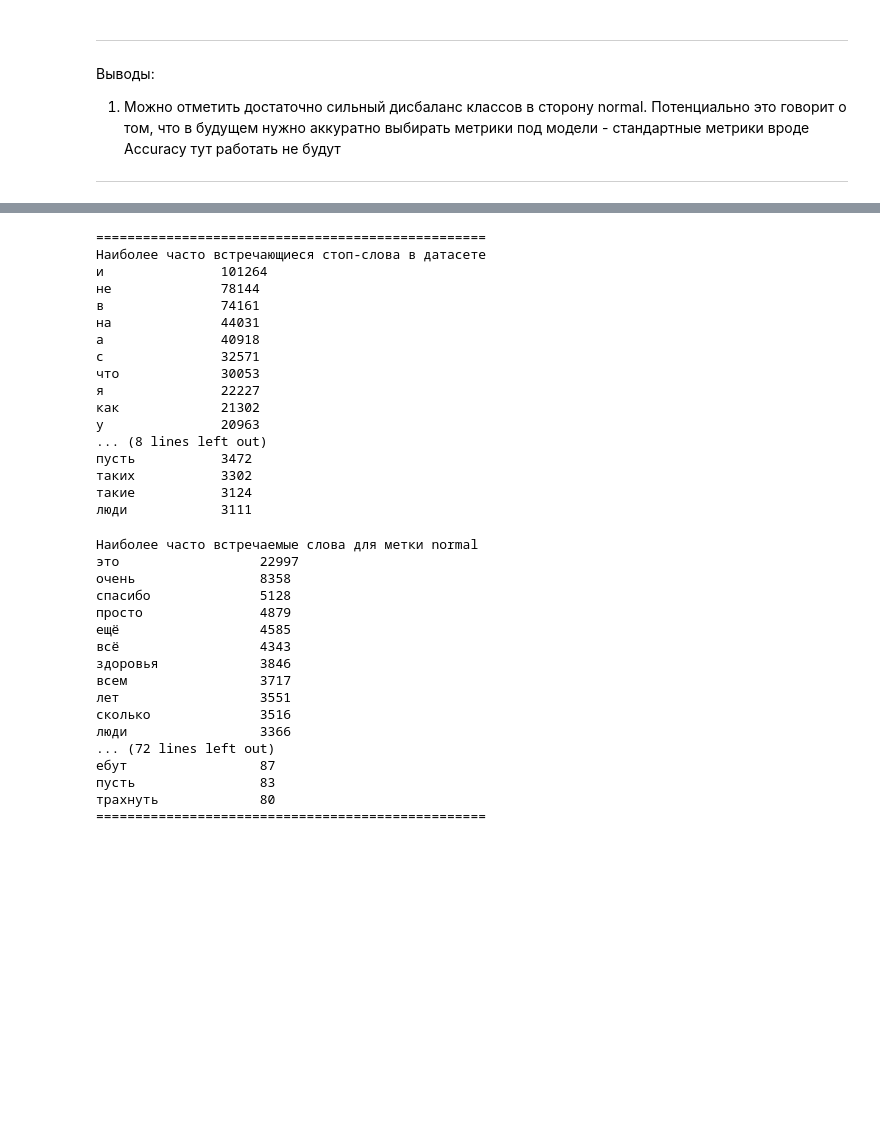
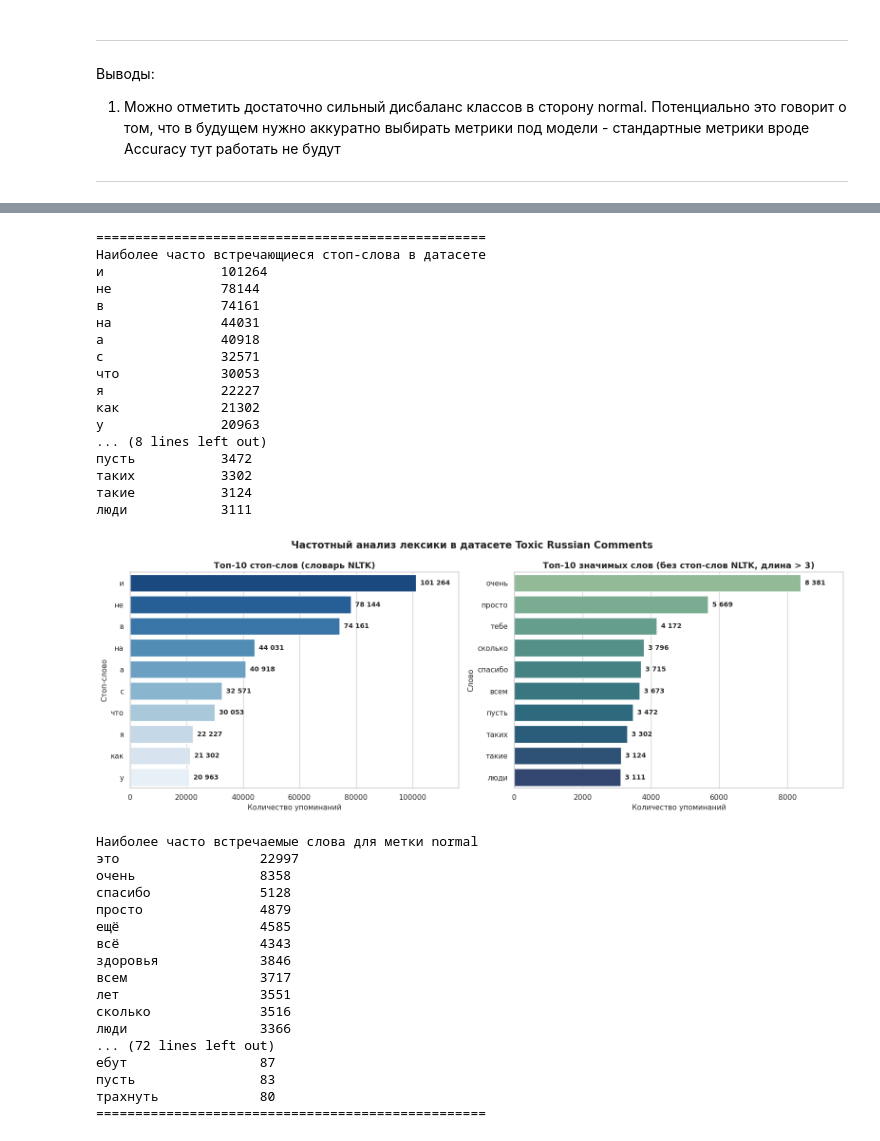
Before and after one commit to AI26-messages-tone-project/project, a Jupyter notebook: eda_analysis/eda_analysis.ipynb, the cells around one changed output, grey strips where cells are left out. Saved outputs shown, nothing was run; the diff lists cells and outputs as text; code cells hidden in the pictures; blank space fills up the shorter version.

```diff
--- a/eda_analysis/eda_analysis.ipynb
+++ b/eda_analysis/eda_analysis.ipynb
@@ -318,34 +554,123 @@ print("="*50)
 print("Наиболее часто встречающиеся стоп-слова в датасете")
 for w, c in stop_stats:
     print(f"{w:15s} {c}")
 print("="*50)
 """
 Пункт 2.
 Анализ наиболее часто встречающихся слов в датасете в целом
 """
 print("Наиболее часто встречающиеся слова в датасете")
 words_stats = [(w, c) for w, c in counter.most_common() if w not in stop_ru and len(w) > 3][:10]
 for w, c in words_stats:
     print(f"{w:15s} {c}")
-#Здесь можно добавить визуализацию
+
+# Визуализация
+from collections import Counter
+import nltk
+from nltk.corpus import stopwords
+
+# 1. Загрузка и инициализация русских стоп-слов из NLTK
+nltk.download('stopwords', quiet=True)
+stop_ru = set(stopwords.words('russian'))
+
+# 2. Подсчёт частоты слов
+words = [w.lower() for text in df_updated['text'] for w in str(text).split()]
+counter = Counter(words)
+
+stop_stats = [(w, c) for w, c in counter.most_common() if w in stop_ru][:10]
+words_stats = [
+    (w, c) for w, c in counter.most_common() if w not in stop_ru and len(w) > 3
+][:10]
+
+# 3. Визуализация результатов
+stop_words, stop_counts = zip(*stop_stats)
+top_words, top_counts = zip(*words_stats)
+
+sns.set_theme(style='whitegrid')
+# Распаковка осей в переменные ax1 и ax2
+fig, (ax1, ax2) = plt.subplots(1, 2, figsize=(16, 6))
+fig.suptitle(
+    'Частотный анализ лексики в датасете Toxic Russian Comments',
+    fontsize=15,
+    fontweight='bold',
+)
+
+# График 1: Топ-10 стоп-слов (на ax1)
+sns.barplot(
+    x=list(stop_counts),
+    y=list(stop_words),
+    ax=ax1,
+    palette='Blues_r',
+    hue=list(stop_words),
+    legend=False,
+)
+ax1.set_title(
+    'Топ-10 стоп-слов (словарь NLTK)', fontsize=13, fontweight='bold'
+)
+ax1.set_xlabel('Количество упоминаний', fontsize=11)
+ax1.set_ylabel('Стоп-слово', fontsize=11)
+ax1.set_xlim(0, max(stop_counts) * 1.15)
+
+for i, count in enumerate(stop_counts):
+  ax1.text(
+      count + max(stop_counts) * 0.015,
+      i,
+      f'{count:,}'.replace(',', ' '),
+      va='center',
+      fontsize=10,
+      fontweight='bold',
+  )
+
+# График 2: Топ-10 значимых слов (на ax2)
+sns.barplot(
+    x=list(top_counts),
+    y=list(top_words),
+    ax=ax2,
+    palette='crest',
+    hue=list(top_words),
+    legend=False,
+)
+ax2.set_title(
+    'Топ-10 значимых слов (без стоп-слов NLTK, длина > 3)',
+    fontsize=13,
+    fontweight='bold',
+)
+ax2.set_xlabel('Количество упоминаний', fontsize=11)
+ax2.set_ylabel('Слово', fontsize=11)
+ax2.set_xlim(0, max(top_counts) * 1.15)
+
+for i, count in enumerate(top_counts):
+  ax2.text(
+      count + max(top_counts) * 0.015,
+      i,
+      f'{count:,}'.replace(',', ' '),
+      va='center',
+      fontsize=10,
+      fontweight='bold',
+  )
+
+plt.tight_layout()
+plt.savefig('top_words_eda.png', dpi=150)
+plt.show()
 # %% [output]
 ==================================================
 Наиболее часто встречающиеся стоп-слова в датасете
 и               101264
 не              78144
 в               74161
 на              44031
 а               40918
 с               32571
 что             30053
 я               22227
 как             21302
 у               20963
 ... (8 lines left out)
 пусть           3472
 таких           3302
 такие           3124
 люди            3111
+[figure, added]
 # %%
 """
 Пункт 3.
```
Also changed, not shown: parts of 13 cells of this notebook, 1 other file.
